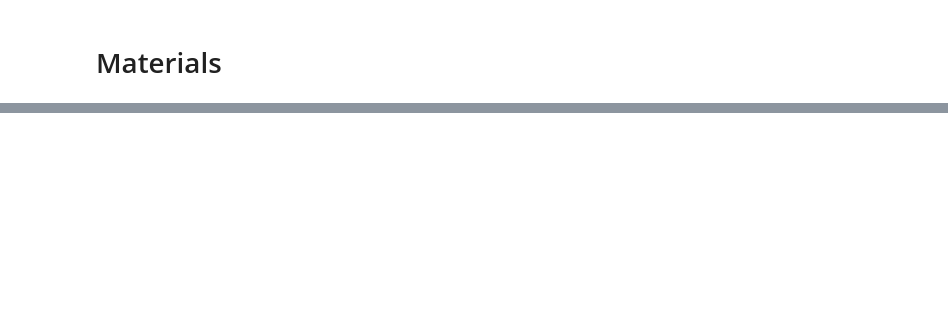
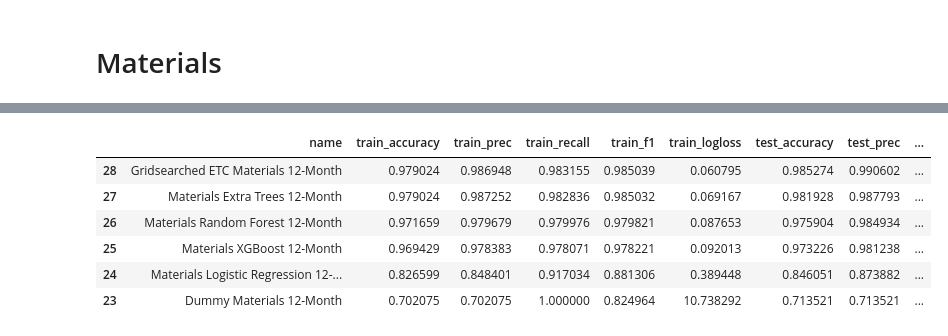
Before and after one commit to dvdhartsman/Stock_Market_Analysis, a Jupyter notebook: 2b_SPDR_Eval.ipynb, the cells around one changed output, grey strips where cells are left out. Saved outputs shown, nothing was run; the diff lists cells and outputs as text; code cells hidden in the pictures; blank space fills up the shorter version.

```diff
--- a/2b_SPDR_Eval.ipynb
+++ b/2b_SPDR_Eval.ipynb
@@ -107,0 +168,12 @@ def describe_predictions(model, ticker, df, cat=1):
+# %%
+# These were the models with the highest accuracy score for this ETF
+
+show_time_horizon(Materials_df, "Twelve")[:]
+# %% [output]
+|  | name | train_accuracy | train_prec | train_recall | train_f1 | train_logloss | test_accuracy | test_prec | ... |
+| 28 | Gridsearched ETC Materials 12-Month | 0.979024 | 0.986948 | 0.983155 | 0.985039 | 0.060795 | 0.985274 | 0.990602 | ... |
+| 27 | Materials Extra Trees 12-Month | 0.979024 | 0.987252 | 0.982836 | 0.985032 | 0.069167 | 0.981928 | 0.987793 | ... |
+| 26 | Materials Random Forest 12-Month | 0.971659 | 0.979679 | 0.979976 | 0.979821 | 0.087653 | 0.975904 | 0.984934 | ... |
+| 25 | Materials XGBoost 12-Month | 0.969429 | 0.978383 | 0.978071 | 0.978221 | 0.092013 | 0.973226 | 0.981238 | ... |
+| 24 | Materials Logistic Regression 12-... | 0.826599 | 0.848401 | 0.917034 | 0.881306 | 0.389448 | 0.846051 | 0.873882 | ... |
+| 23 | Dummy Materials 12-Month | 0.702075 | 0.702075 | 1.000000 | 0.824964 | 10.738292 | 0.713521 | 0.713521 | ... |
```
Also changed, not shown: parts of 18 cells of this notebook, 1 other file.
